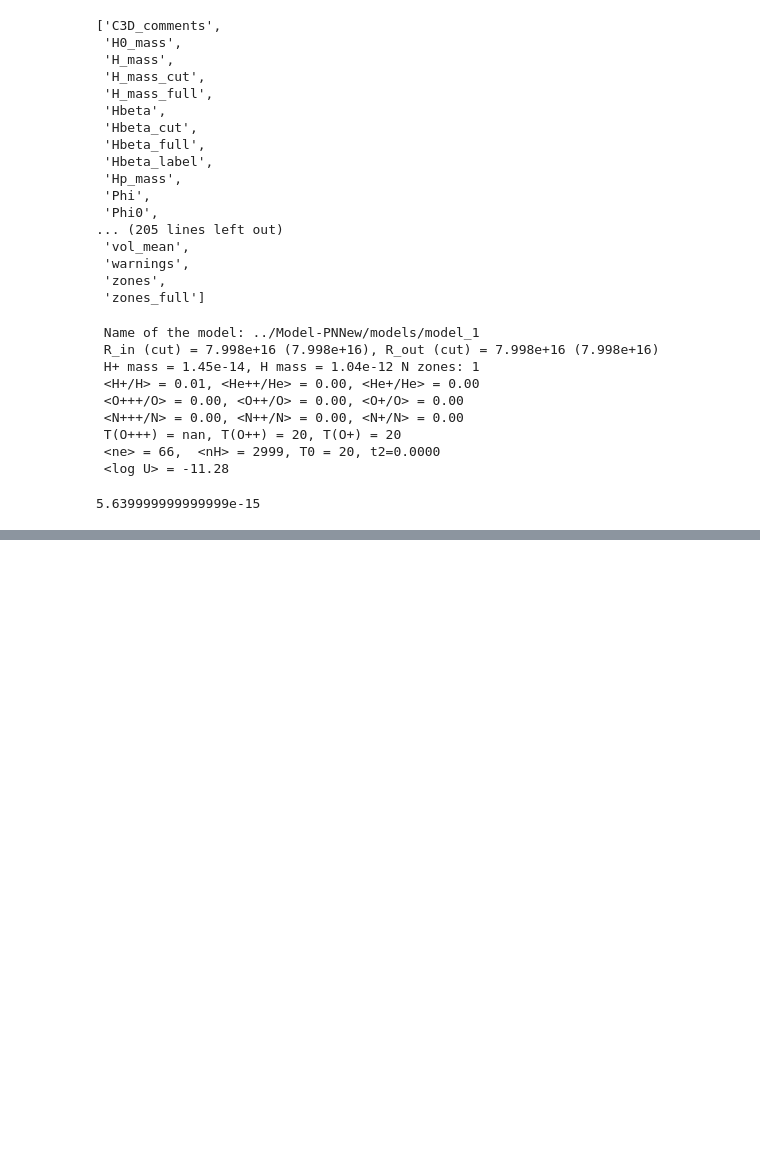
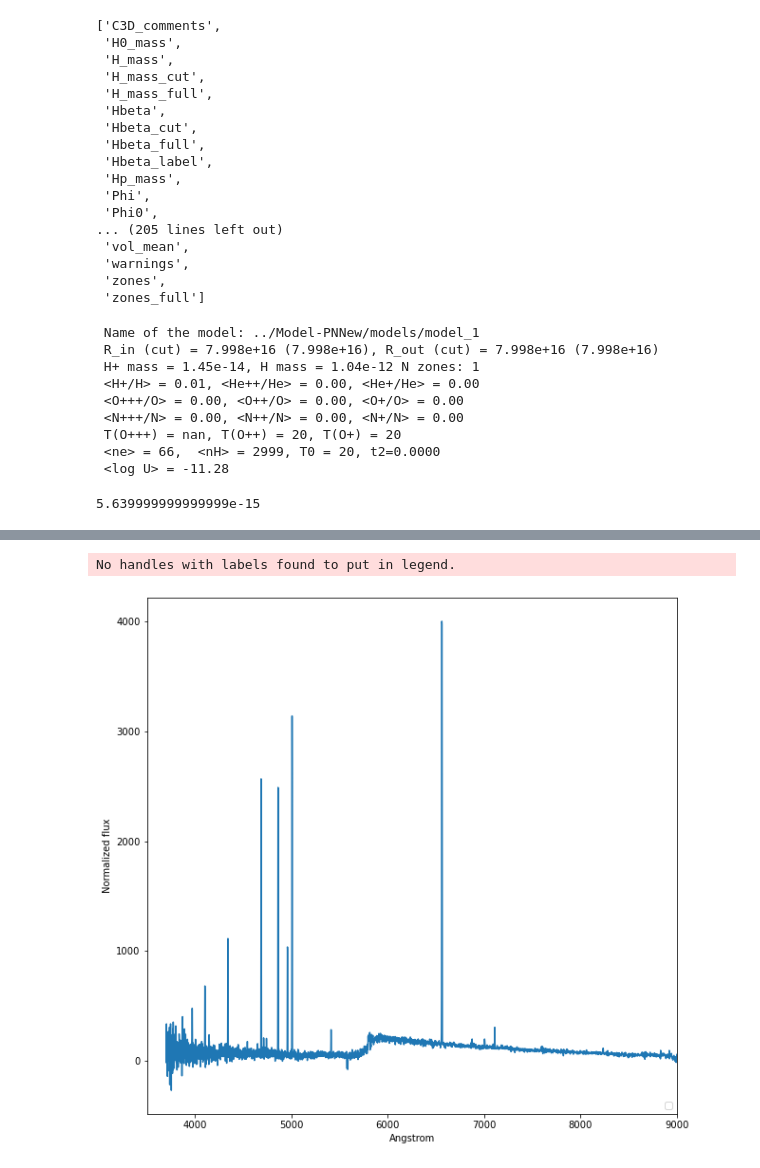
Before and after one commit to AngelGSoto/PNe-LAMOST, a Jupyter notebook: notebook/try-reproduce-spectra-pyCloudy.ipynb, the cells around one changed output, grey strips where cells are left out. Cells and saved outputs as stored; diff of their text form; code cells hidden in the pictures; blank space fills up the shorter version.

```diff
--- a/notebook/try-reproduce-spectra-pyCloudy.ipynb
+++ b/notebook/try-reproduce-spectra-pyCloudy.ipynb
@@ -164,0 +198,11 @@ plt.legend(loc=4);
+# %%
+plt.figure(figsize=(10,10))
+plt.plot(wl, Flux)#, label = 'total')
+plt.xlim((3500, 9000))
+#plt.ylim((-0.1, 10e-9))
+plt.xlabel('Angstrom')
+plt.ylabel('Normalized flux')
+plt.legend(loc=4);
+# %% [output]
+No handles with labels found to put in legend.
+[figure, added]
```
Also changed, not shown: parts of 20 cells of this notebook, 24 other files.
